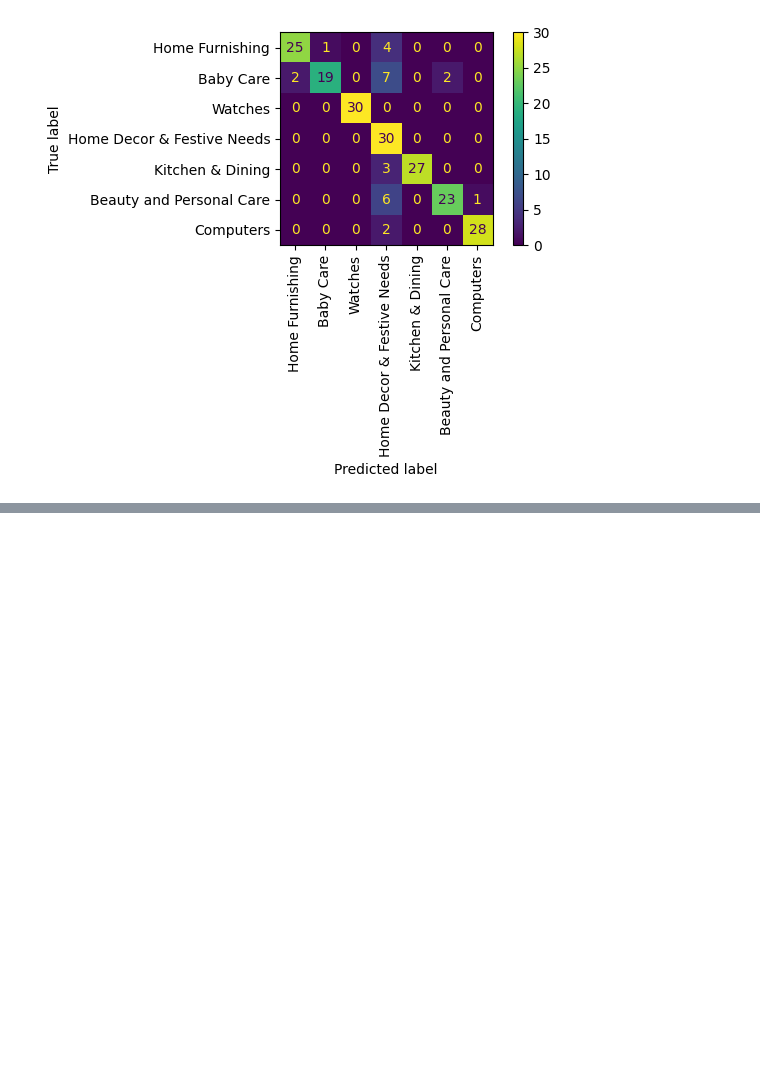
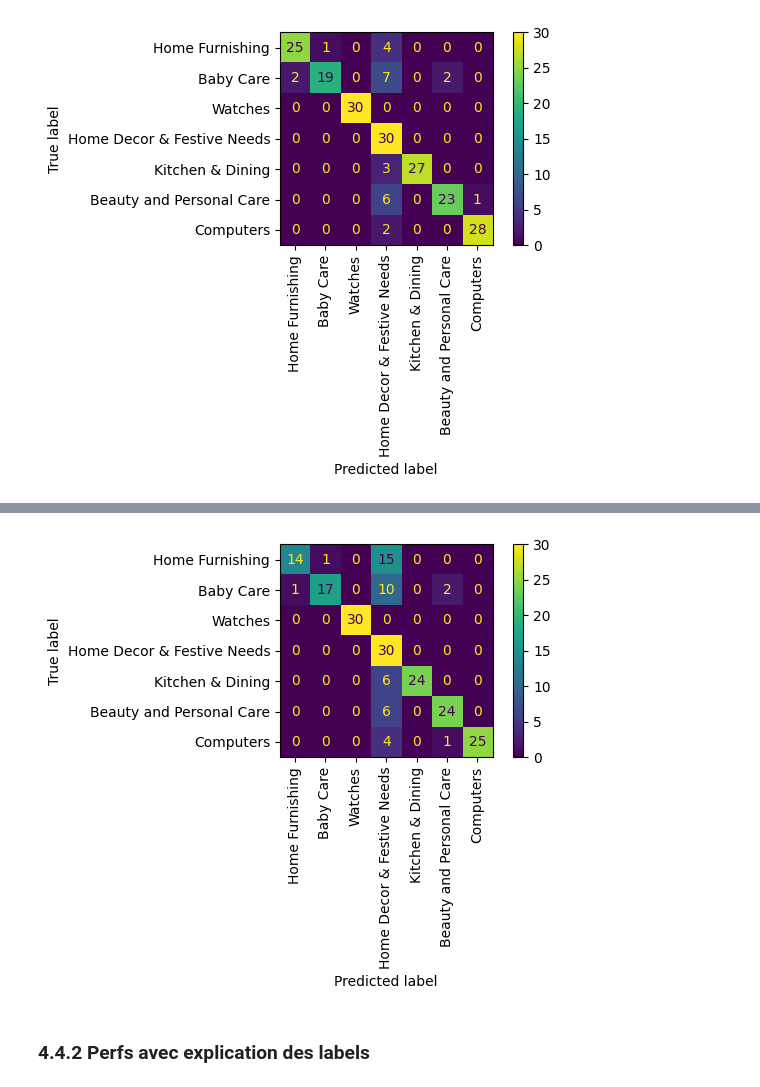
Before and after one commit to benjaminzwhite/kaggle-notebooks, a Jupyter notebook: p8-poc-phi3-classif.ipynb, the cells around one changed output, grey strips where cells are left out. Cells and saved outputs as stored; diff of their text form; code cells hidden in the pictures; blank space fills up the shorter version.

Commit message:
Kaggle Notebook | p8_POC_phi3_classif | Version 3

```diff
--- a/p8-poc-phi3-classif.ipynb
+++ b/p8-poc-phi3-classif.ipynb
@@ -575,0 +592,2 @@ plt.show()
+# %%
+df_inference = pd.read_csv("/kaggle/input/test-split-ecommerce-classif/phi35-inference-df_test.csv")
@@ -575,0 +643,8 @@ plt.show()
+# %%
+PROMPT_MAPPER_NO_SG = {
+    "zero_shot_no_sg" : prompt_zero_shot_no_explanation_v2,
+    "zero_shot_labels_explained_no_sg" : prompt_zero_shot_labels_explained_v2
+}
+
+for k,v in PROMPT_MAPPER_NO_SG.items():
+    df_inference[k] = ""
@@ -575,0 +750,3 @@ plt.show()
+# %%
+df_inference["zero_shot_no_sg"] = df_inference["zero_shot_no_sg"].str.lstrip() # ALL GENERATIONS HAVE WHITESPACE AT START IT SEEMS
+df_inference["zero_shot_labels_explained_no_sg"] = df_inference["zero_shot_labels_explained_no_sg"].str.lstrip()
@@ -575,0 +813,16 @@ plt.show()
+# %%
+cm_zero_shot_no_sg = confusion_matrix(y_true=df_inference["main_product_category"],
+                                 y_pred=df_inference["zero_shot_no_sg"],
+                                 labels=MAIN_PRODUCT_CATEGORIES)
+
+disp = ConfusionMatrixDisplay(confusion_matrix=cm_zero_shot_no_sg,
+                              display_labels=MAIN_PRODUCT_CATEGORIES)
+
+disp.plot()
+plt.xticks(rotation=90)
+plt.tight_layout()
+plt.show()
+# %% [output]
+[figure, added]
+# %% [markdown]
+### 4.4.2 Perfs avec explication des labels
```
Also changed, not shown: parts of 25 cells of this notebook.
